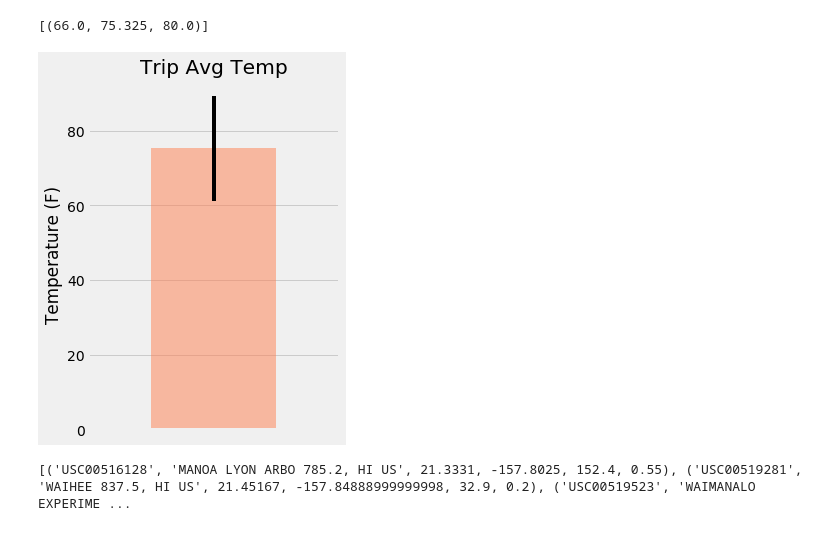
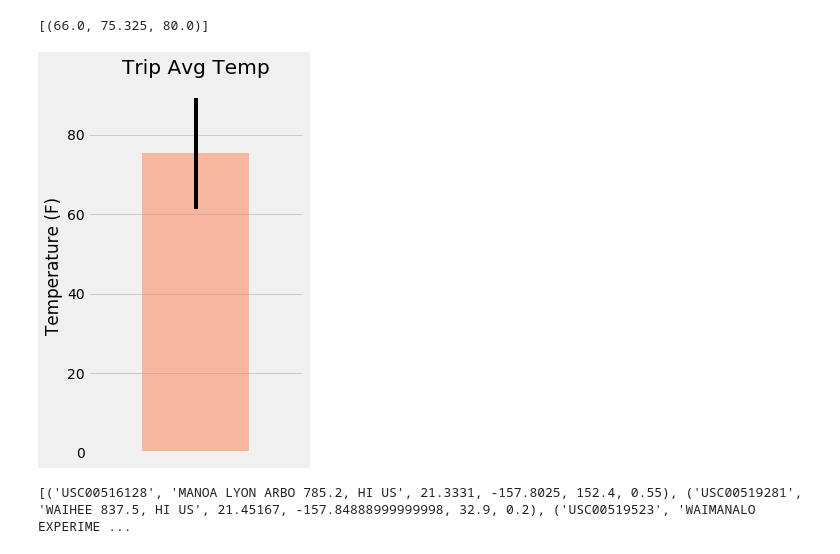
Before and after one commit to SarahZ22/sqlalchemy-challenge, a Jupyter notebook: climate_starter.ipynb, the cells around one changed output. Saved outputs shown, nothing was run; the diff lists cells and outputs as text; code cells hidden in the pictures.

Commit message:
image update

```diff
--- a/climate_starter.ipynb
+++ b/climate_starter.ipynb
@@ -196,16 +196,16 @@ trip_df = pd.DataFrame(temps, columns=['tmin', 'tavg', 'tmax'])
 # %%
 # Plot the results from your previous query as a bar chart.
 # Use "Trip Avg Temp" as your Title
 # Use the average temperature for the y value
 # Use the peak-to-peak (tmax-tmin) value as the y error bar (yerr)
 trip_df.plot.bar(y='tavg', yerr=(trip_df['tmax'] - trip_df['tmin']), title='Trip Avg Temp', color='coral', alpha=0.5, figsize=(4,6), legend=None)
 plt.ylabel("Temperature (F)")
 plt.xticks(np.arange(1,1))
-plt.tight_layout
+plt.tight_layout()
 plt.savefig("Images/tripTemps.png")
 plt.show()
 # %% [output]
-[figure, old version]
+[figure, new version]
 # %%
 # Calculate the total amount of rainfall per weather station for your trip dates using the previous year's matching dates.
 # Sort this in descending order by precipitation amount and list the station, name, latitude, longitude, and elevation
```
Also changed, not shown: parts of 3 cells of this notebook, 4 other files.
